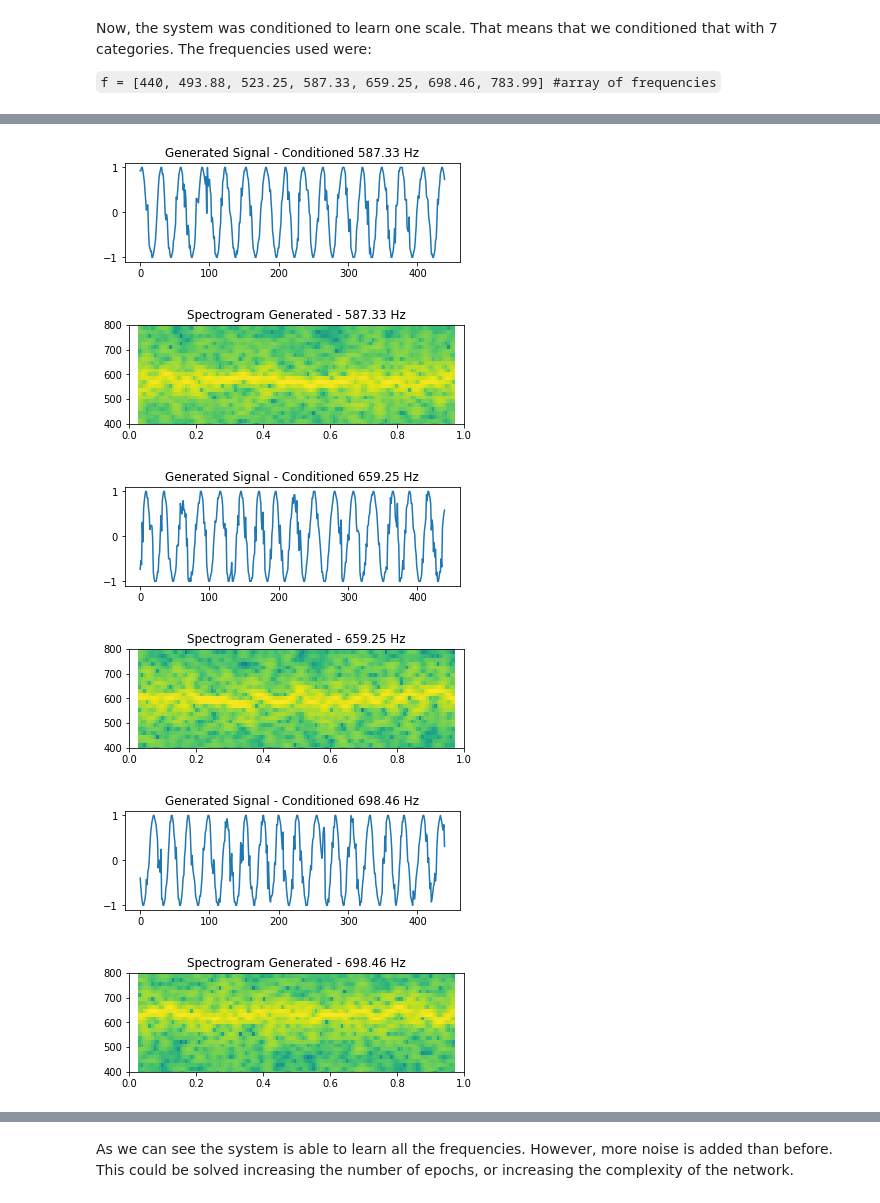
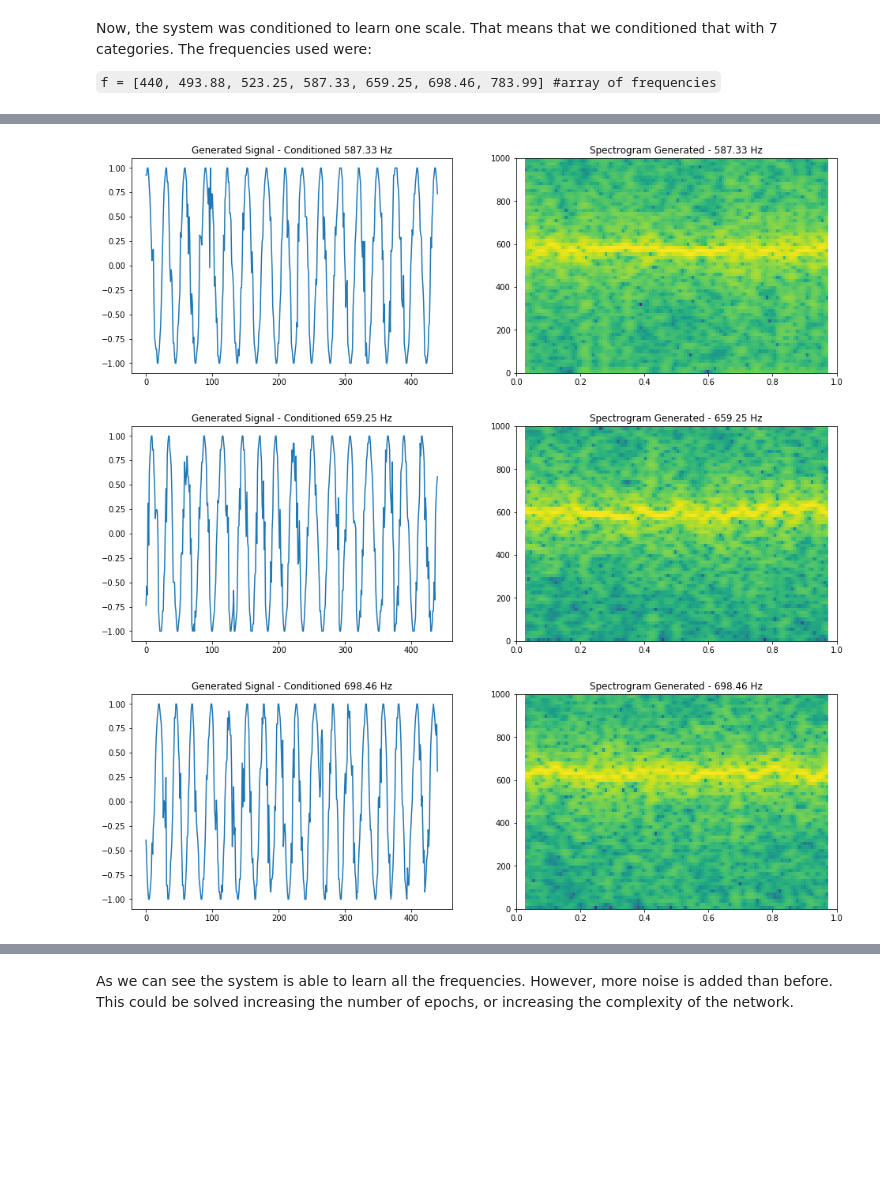
Before and after one commit to aleixcm/tensorflow-wavenet, a Jupyter notebook: wavenetExperiments.ipynb, the cells around one changed output, grey strips where cells are left out. Drawn from its saved outputs; the diff is of its cells as text; code cells hidden in the pictures; blank space fills up the shorter version.

```diff
--- a/wavenetExperiments.ipynb
+++ b/wavenetExperiments.ipynb
@@ -223,16 +200,11 @@ plt.show()
 signal = wavfile.read('generatedSignals/scaleSin2.wav')
 signal = signal[1]
 reduced = signal[-440:]
-plt.subplot(2, 1, 1)
-plt.title('Generated Signal - Conditioned 523.25 Hz')
-plt.plot(reduced)
-plt.show()
 
-NFFT = 1024
-Fs = 16000
-plt.subplot(2, 1, 2)
-plt.title('Spectrogram Generated - 523.25 Hz')
-plt.specgram(signal, NFFT=NFFT, Fs=Fs, noverlap=900)
-plt.axis([0,1,400,800])
-plt.show()
+fig, (ax1, ax2) = plt.subplots(1,2,figsize=(16,5))
+ax1.plot(reduced); ax1.set_title('Generated Signal - Conditioned 523.25 Hz')
+NFFT = 1024; Fs = 16000;
+ax2.specgram(signal, NFFT=NFFT, Fs=Fs, noverlap=900);
+ax2.set_title('Spectrogram Generated - 523.25 Hz')
+plt.axis([0,1,0,1000]);
 # %% [output]
@@ -241,60 +212,42 @@ plt.show()
 # %%
 signal = wavfile.read('generatedSignals/scaleSin3.wav')
 signal = signal[1]
 reduced = signal[-440:]
-plt.subplot(2, 1, 1)
-plt.title('Generated Signal - Conditioned 587.33 Hz')
-plt.plot(reduced)
-plt.show()
 
-NFFT = 1024
-Fs = 16000
-plt.subplot(2, 1, 2)
-plt.title('Spectrogram Generated - 587.33 Hz')
-plt.specgram(signal, NFFT=NFFT, Fs=Fs, noverlap=900)
-plt.axis([0,1,400,800])
-plt.show()
+fig, (ax1, ax2) = plt.subplots(1,2,figsize=(16,5))
+ax1.plot(reduced); ax1.set_title('Generated Signal - Conditioned 587.33 Hz')
+NFFT = 1024; Fs = 16000;
+ax2.specgram(signal, NFFT=NFFT, Fs=Fs, noverlap=900);
+ax2.set_title('Spectrogram Generated - 587.33 Hz')
+plt.axis([0,1,0,1000]);
 # %% [output]
-[figure, old version]
+[figure, new version]
-[figure, removed]
 # %%
 signal = wavfile.read('generatedSignals/scaleSin4.wav')
 signal = signal[1]
 reduced = signal[-440:]
-plt.subplot(2, 1, 1)
-plt.title('Generated Signal - Conditioned 659.25 Hz')
-plt.plot(reduced)
-plt.show()
 
-NFFT = 1024
-Fs = 16000
-plt.subplot(2, 1, 2)
-plt.title('Spectrogram Generated - 659.25 Hz')
-plt.specgram(signal, NFFT=NFFT, Fs=Fs, noverlap=900)
-plt.axis([0,1,400,800])
-plt.show()
+fig, (ax1, ax2) = plt.subplots(1,2,figsize=(16,5))
+ax1.plot(reduced); ax1.set_title('Generated Signal - Conditioned 659.25 Hz')
+NFFT = 1024; Fs = 16000;
+ax2.specgram(signal, NFFT=NFFT, Fs=Fs, noverlap=900);
+ax2.set_title('Spectrogram Generated - 659.25 Hz')
+plt.axis([0,1,0,1000]);
 # %% [output]
-[figure, old version]
+[figure, new version]
-[figure, removed]
 # %%
 signal = wavfile.read('generatedSignals/scaleSin5.wav')
 signal = signal[1]
 reduced = signal[-440:]
-plt.subplot(2, 1, 1)
-plt.title('Generated Signal - Conditioned 698.46 Hz')
-plt.plot(reduced)
-plt.show()
 
-NFFT = 1024
-Fs = 16000
-plt.subplot(2, 1, 2)
-plt.title('Spectrogram Generated - 698.46 Hz')
-plt.specgram(signal, NFFT=NFFT, Fs=Fs, noverlap=900)
-plt.axis([0,1,400,800])
-plt.show()
+fig, (ax1, ax2) = plt.subplots(1,2,figsize=(16,5))
+ax1.plot(reduced); ax1.set_title('Generated Signal - Conditioned 698.46 Hz')
+NFFT = 1024; Fs = 16000;
+ax2.specgram(signal, NFFT=NFFT, Fs=Fs, noverlap=900);
+ax2.set_title('Spectrogram Generated - 698.46 Hz')
+plt.axis([0,1,0,1000]);
 # %% [output]
-[figure, old version]
+[figure, new version]
-[figure, removed]
 # %%
 signal = wavfile.read('generatedSignals/scaleSin6.wav')
 signal = signal[1]
```
Also changed, not shown: parts of 17 cells of this notebook, 4 other files.
